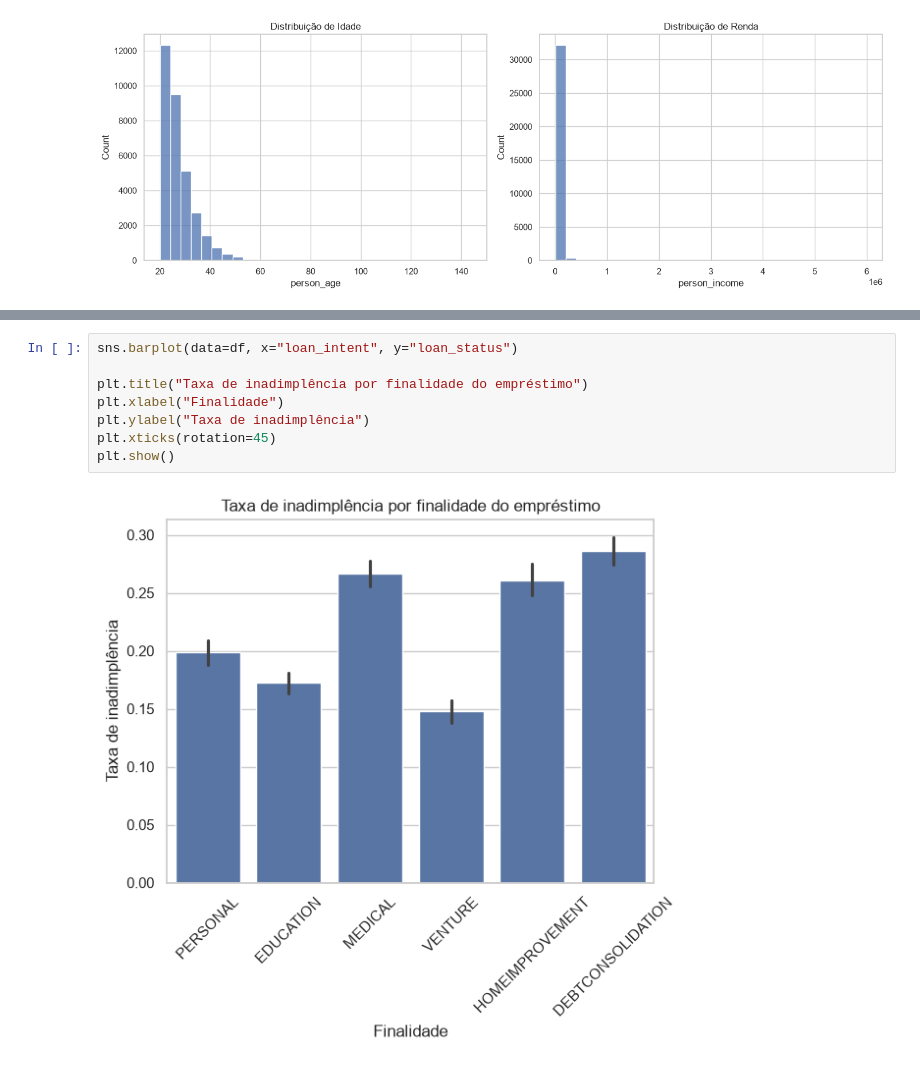
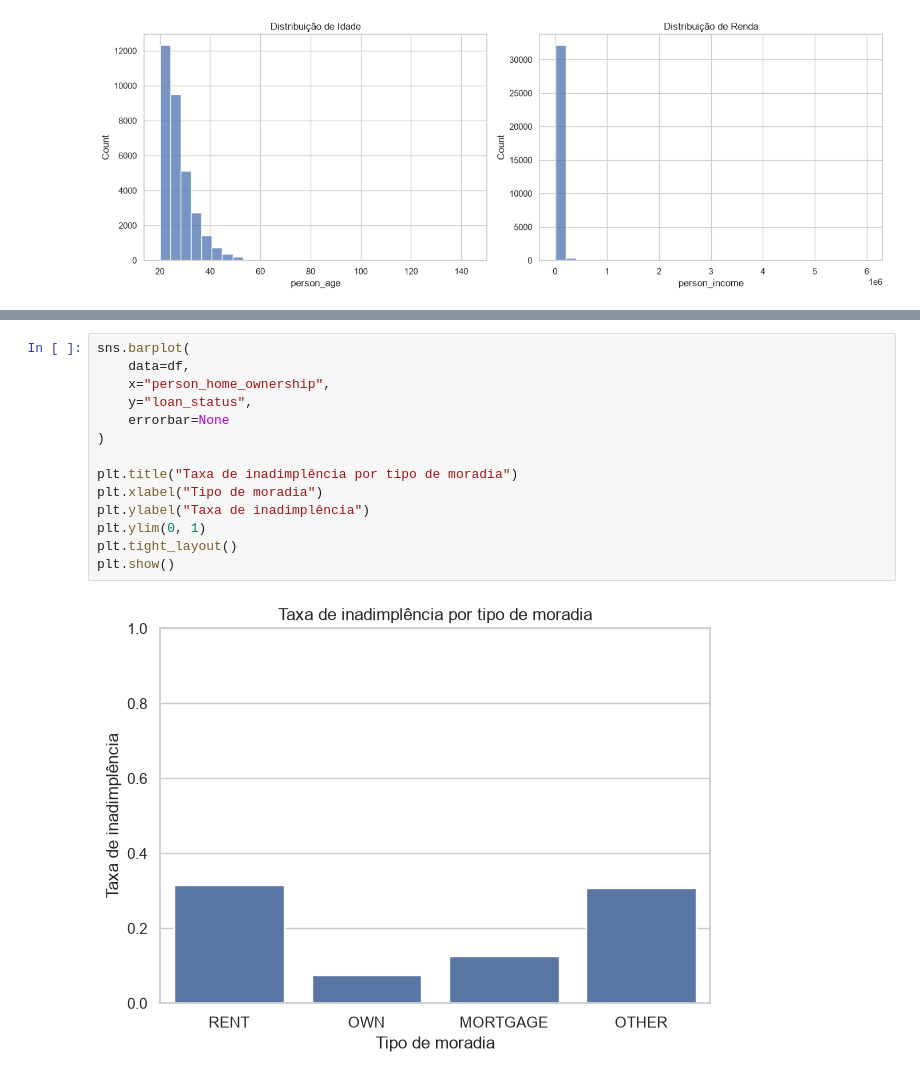
Before and after one commit to stefanolaurito/projeto-risco-credito, a Jupyter notebook: notebooks/01_eda.ipynb, the cells around one changed output, grey strips where cells are left out. Cells and saved outputs as stored; diff of their text form.

```diff
--- a/notebooks/01_eda.ipynb
+++ b/notebooks/01_eda.ipynb
@@ -117,10 +125,16 @@ plt.show()
-# %%
-sns.barplot(data=df, x="loan_intent", y="loan_status")
-
-plt.title("Taxa de inadimplência por finalidade do empréstimo")
-plt.xlabel("Finalidade")
-plt.ylabel("Taxa de inadimplência")
-plt.xticks(rotation=45)
-plt.show()
-# %% [output]
-[figure, removed]
+# %%
+sns.barplot(
+    data=df,
+    x="person_home_ownership",
+    y="loan_status",
+    errorbar=None
+)
+
+plt.title("Taxa de inadimplência por tipo de moradia")
+plt.xlabel("Tipo de moradia")
+plt.ylabel("Taxa de inadimplência")
+plt.ylim(0, 1)
+plt.tight_layout()
+plt.show()
+# %% [output]
+[figure, added]
```
Also changed, not shown: parts of 12 cells of this notebook.
